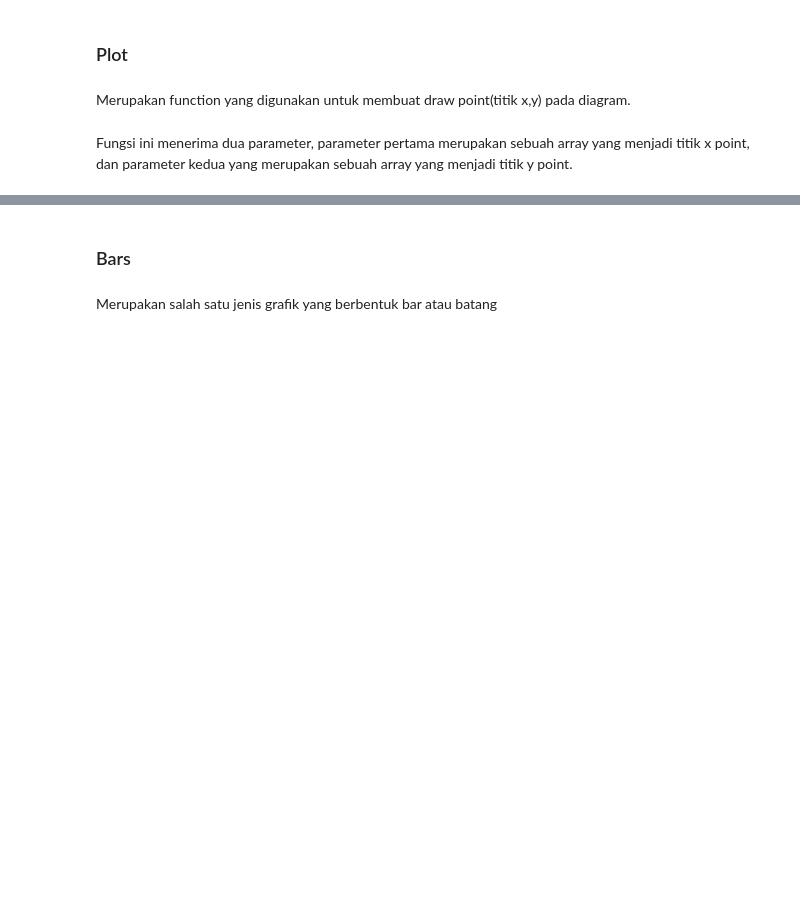
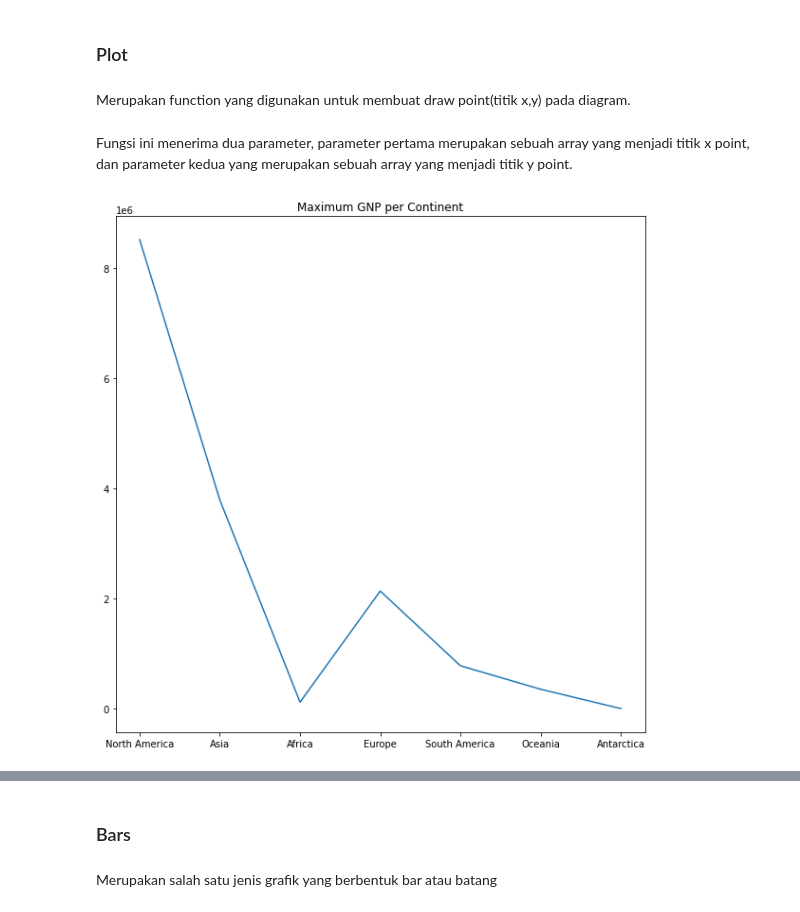
Before and after one commit to rahmaldrs/SQL-for-Data-Analytic, a Jupyter notebook: sql_python_empty.ipynb, the cells around one changed output, grey strips where cells are left out. Drawn from its saved outputs; the diff is of its cells as text; code cells hidden in the pictures; blank space fills up the shorter version.

Commit message:
menambah visualisasi

```diff
--- a/sql_python_empty.ipynb
+++ b/sql_python_empty.ipynb
@@ -319,3 +876,26 @@ Matplotlib merupakan salah satu library di python yang digunakan untuk memvisual
 Merupakan function yang digunakan untuk membuat draw point(titik x,y) pada diagram.
 # %% [markdown]
 Fungsi ini menerima dua parameter, parameter pertama merupakan sebuah array yang menjadi titik x point, dan parameter kedua yang merupakan sebuah array yang menjadi titik y point.
+# %%
+import mysql.connector
+import matplotlib.pyplot as plt
+import pandas as pd
+
+mydb = mysql.connector.connect(
+    host='localhost',
+    user='root',
+    password='Rahma29',
+    database='world'
+)
+
+mycursor = mydb.cursor()
+mycursor.execute("SELECT MAX(GNP) as MaximumGNP, continent FROM country GROUP BY continent")
+myresult = mycursor.fetchall()
+df = pd.DataFrame(myresult,columns=mycursor.column_names)
+
+plt.figure(figsize=(10,10))
+plt.plot(df['continent'],df['MaximumGNP'])
+plt.title("Maximum GNP per Continent")
+plt.show()
+# %% [output]
+[figure, added]
```
Also changed, not shown: parts of 45 cells of this notebook.
